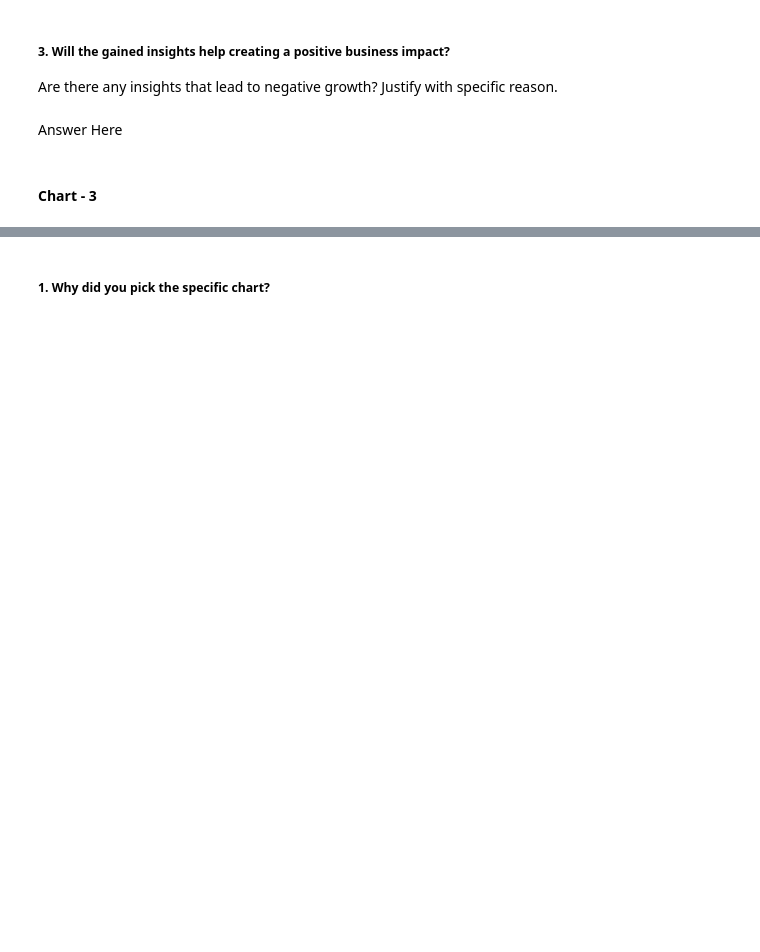
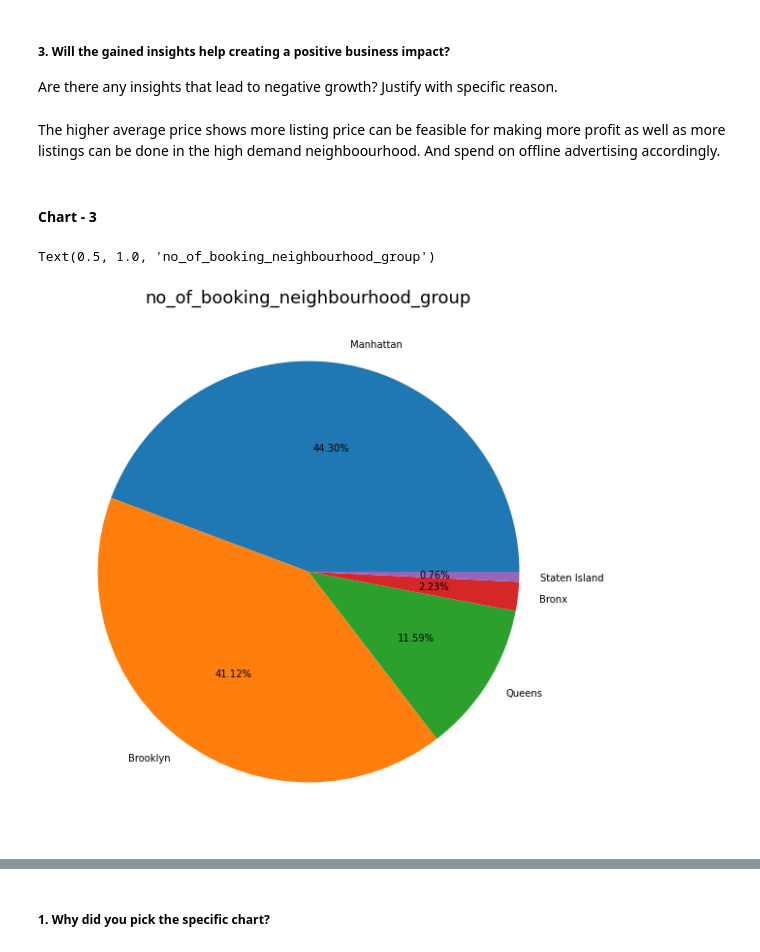
Before and after one commit to 1002Sam/EDA_Airbnb, a Jupyter notebook: Sample_EDA_Submission_Template.ipynb, the cells around one changed output, grey strips where cells are left out. Drawn from its saved outputs; the diff is of its cells as text; code cells hidden in the pictures; blank space fills up the shorter version.

```diff
--- a/Sample_EDA_Submission_Template.ipynb
+++ b/Sample_EDA_Submission_Template.ipynb
@@ -418,7 +446,7 @@ Answer Here
 # %% [markdown]
 ##### 3. Will the gained insights help creating a positive business impact?
 Are there any insights that lead to negative growth? Justify with specific reason.
-# %% [markdown]
-Answer Here
+# %% [markdown]
+The higher average price shows more listing price can be feasible for making more profit as well as more listings can be done in the high demand neighboourhood. And spend on offline advertising accordingly.
 # %% [markdown]
 #### Chart - 3
@@ -426,0 +453,9 @@ Answer Here
+# %%
+# Chart - 3 visualization code
+
+no_of_booking_neighbourhood_group = airbnb_df["neighbourhood_group"].value_counts()
+no_of_booking_neighbourhood_group.plot.pie(autopct='%1.2f%%', ylabel = "",figsize=(10,10))
+plt.title('no_of_booking_neighbourhood_group', fontsize = 18)
+# %% [output]
+Text(0.5, 1.0, 'no_of_booking_neighbourhood_group')
+[figure, added]
```
Also changed, not shown: parts of 63 cells of this notebook.
